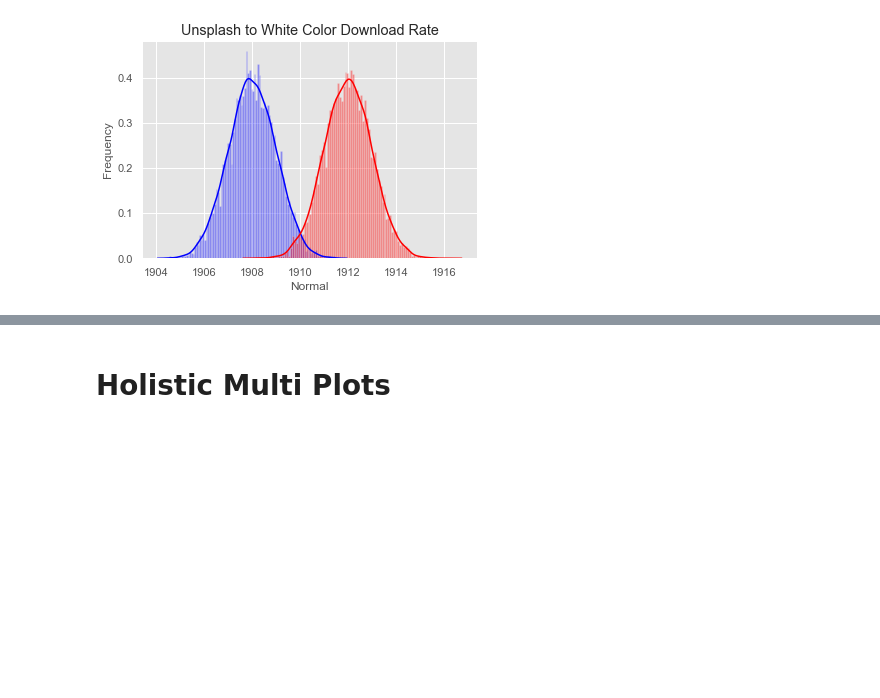
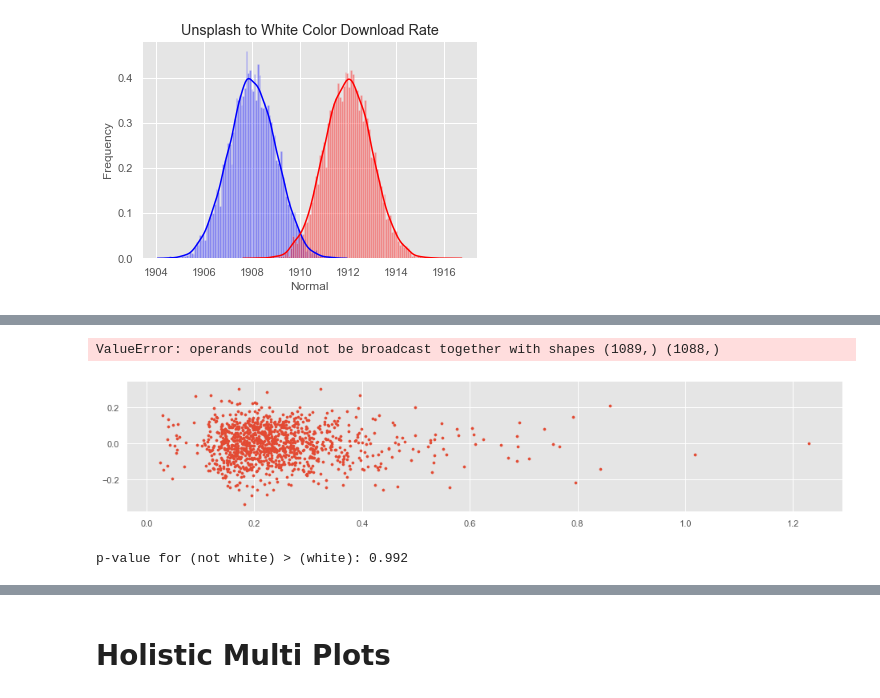
Before and after one commit to Aaronhjlee/UnsplashEDA, a Jupyter notebook: UnsplashEDA.ipynb, the cells around one changed output, grey strips where cells are left out. Cells and saved outputs as stored; diff of their text form; code cells hidden in the pictures; blank space fills up the shorter version.

```diff
--- a/UnsplashEDA.ipynb
+++ b/UnsplashEDA.ipynb
@@ -697,0 +670,5 @@ sum(black_df['downloads']) / sum(black_df['views'])
+# %%
+#Defining non-white and white
+not_white_df = Unsplash_df[Unsplash_df['main_color'] != 'white' ]
+white_df = Unsplash_df[Unsplash_df['main_color'] == 'white' ]
+white_df = white_df[:1088]
@@ -697,0 +694,19 @@ sum(black_df['downloads']) / sum(black_df['views'])
+# %%
+def jitter_plot(a, b):
+    fig, ax = plt.subplots(1, figsize=(16, 3))
+
+    ax.scatter(a, np.repeat(0, len(a)) + np.random.normal(0, 0.1, len(a)), s=10)
+    ax.scatter(b, np.repeat(1, len(b)) + np.random.normal(0, 0.1, len(a)), s=10)
+    ax.set_yticks([0, 1])
+    ax.set_yticklabels(["Not white", "White color"])
+    return ax.set_title('Ranking of Download Percentages');
+# %%
+jitter_plot(not_white_df['dl_percent'],white_df['dl_percent'][:1089]);
+# %% [output]
+ValueError: operands could not be broadcast together with shapes (1089,) (1088,)
+[figure, added]
+# %%
+res = stats.mannwhitneyu(not_white_df['dl_percent'], white_df['dl_percent'], alternative="less")
+print("p-value for (not white) > (white): {:2.3f}".format(res.pvalue))
+# %% [output]
+p-value for (not white) > (white): 0.992
```
Also changed, not shown: parts of 36 cells of this notebook, 2 other files.
